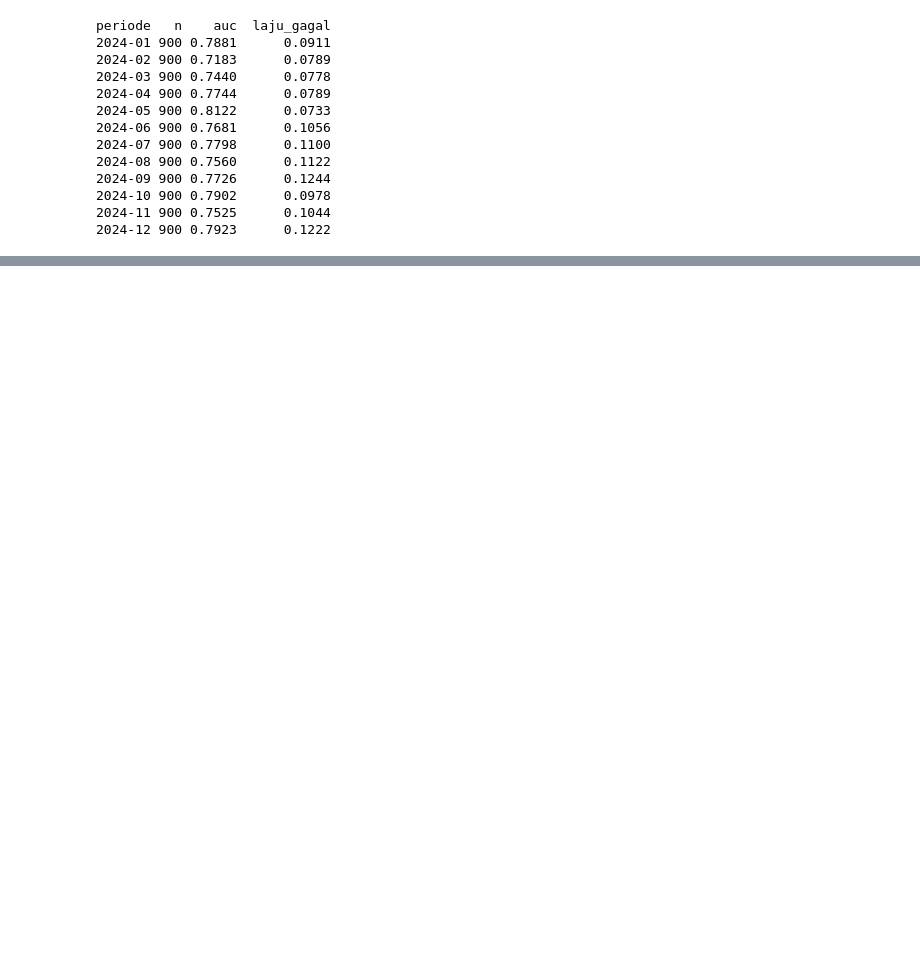
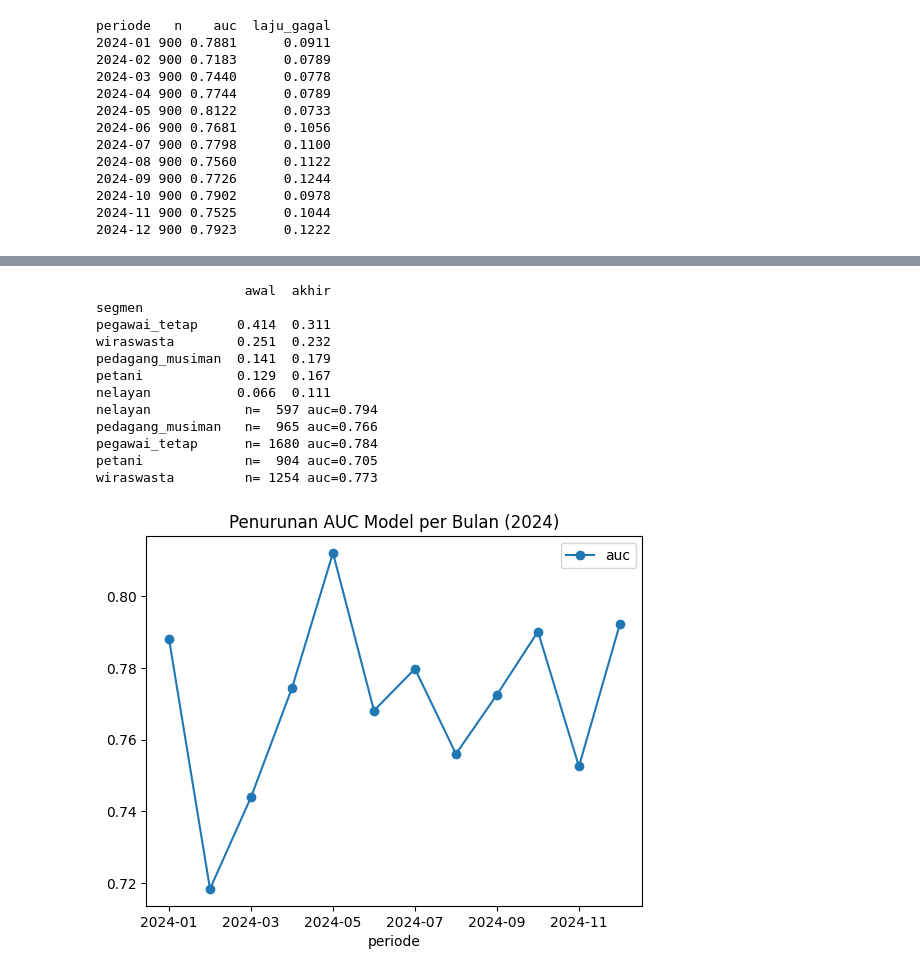
Before and after one commit to wulanlumbantoruan/MLOps, a Jupyter notebook: notebooks/02_penuaan.ipynb, the cells around one changed output, grey strips where cells are left out. Saved outputs shown, nothing was run; the diff lists cells and outputs as text; code cells hidden in the pictures; blank space fills up the shorter version.

```diff
--- a/notebooks/02_penuaan.ipynb
+++ b/notebooks/02_penuaan.ipynb
@@ -84,0 +84,33 @@ wiraswasta         n= 1254 auc=0.773
+# %%
+# Grafik penurunan AUC per bulan (Titik Periksa no. 2)
+hasil.plot(x="periode", y="auc", marker="o", title="Penurunan AUC Model per Bulan (2024)")
+
+# (a) Apakah komposisi populasi bergeser? (Titik Periksa no. 3)
+awal = df[df.periode <= "2022-06"]
+akhir = df[df.periode >= "2024-07"]
+print(pd.DataFrame({
+    "awal": awal.segmen.value_counts(normalize=True),
+    "akhir": akhir.segmen.value_counts(normalize=True)
+}).round(3))
+
+# (b) Apakah kinerja memburuk merata, atau terpusat pada segmen tertentu? (Titik Periksa no. 4)
+uji = df.periode > "2024-06"
+skor = model.predict_proba(X[uji])[:, 1]
+for seg, g in df[uji].groupby("segmen"):
+    idx = g.index
+    s = pd.Series(skor, index=df[uji].index)
+    print(f"{seg:<18} n={len(g):5d} auc={roc_auc_score(y.loc[idx], s.loc[idx]):.3f}")
+# %% [output]
+                   awal  akhir
+segmen
+pegawai_tetap     0.414  0.311
+wiraswasta        0.251  0.232
+pedagang_musiman  0.141  0.179
+petani            0.129  0.167
+nelayan           0.066  0.111
+nelayan            n=  597 auc=0.794
+pedagang_musiman   n=  965 auc=0.766
+pegawai_tetap      n= 1680 auc=0.784
+petani             n=  904 auc=0.705
+wiraswasta         n= 1254 auc=0.773
+[figure, added]
```
Also changed, not shown: parts of 2 cells of this notebook.
